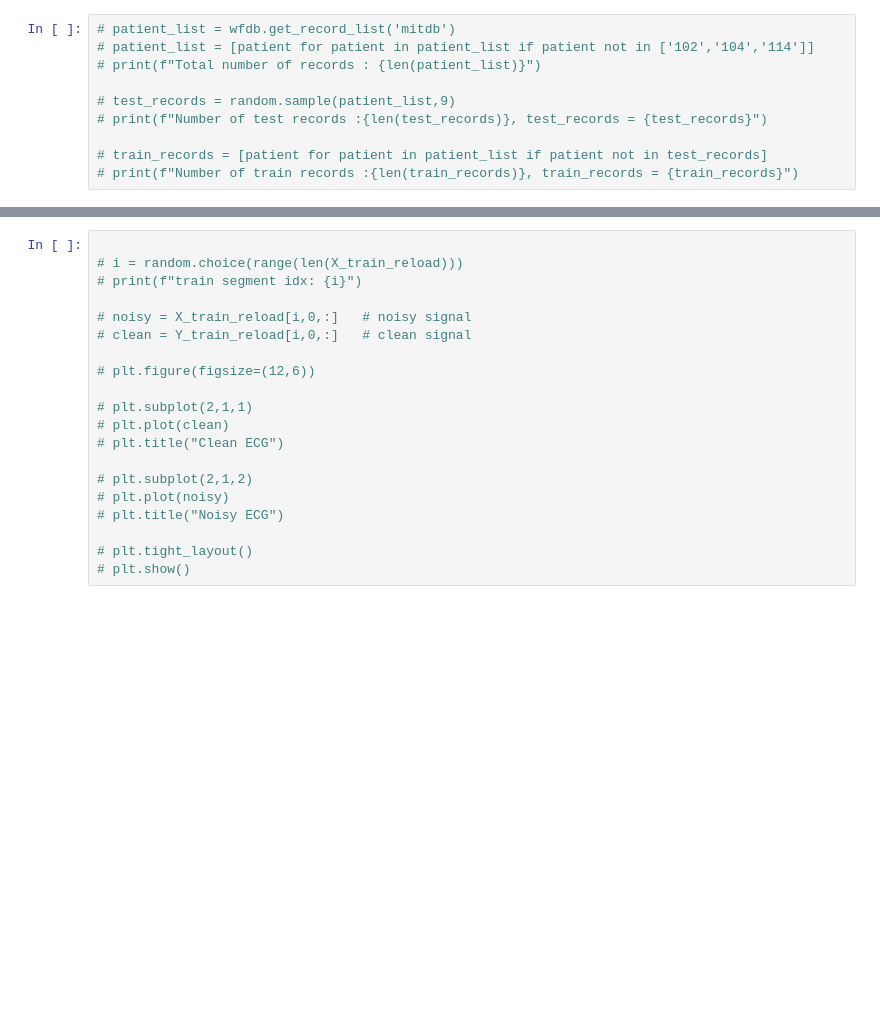
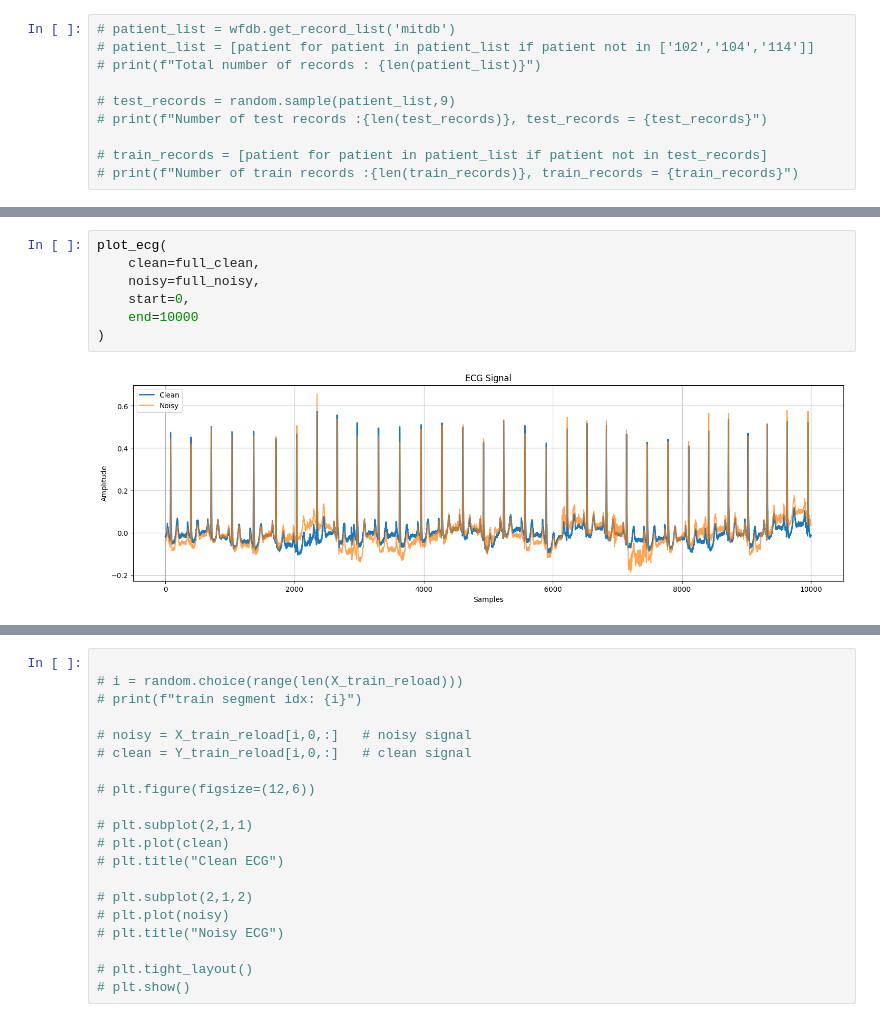
Before and after one commit to halashaheen/CAE-For-ECG-denoising, a Jupyter notebook: ECG_Denoiser_and_Classifier_via_CAE.ipynb, the cells around one changed output, grey strips where cells are left out. Saved outputs shown, nothing was run; the diff lists cells and outputs as text; blank space fills up the shorter version.

```diff
--- a/ECG_Denoiser_and_Classifier_via_CAE.ipynb
+++ b/ECG_Denoiser_and_Classifier_via_CAE.ipynb
@@ -316,0 +960,9 @@ def create_dataset(record_list,
+# %%
+plot_ecg(
+    clean=full_clean,
+    noisy=full_noisy,
+    start=0,
+    end=10000
+)
+# %% [output]
+[figure, added]
```
Also changed, not shown: parts of 39 cells of this notebook.
